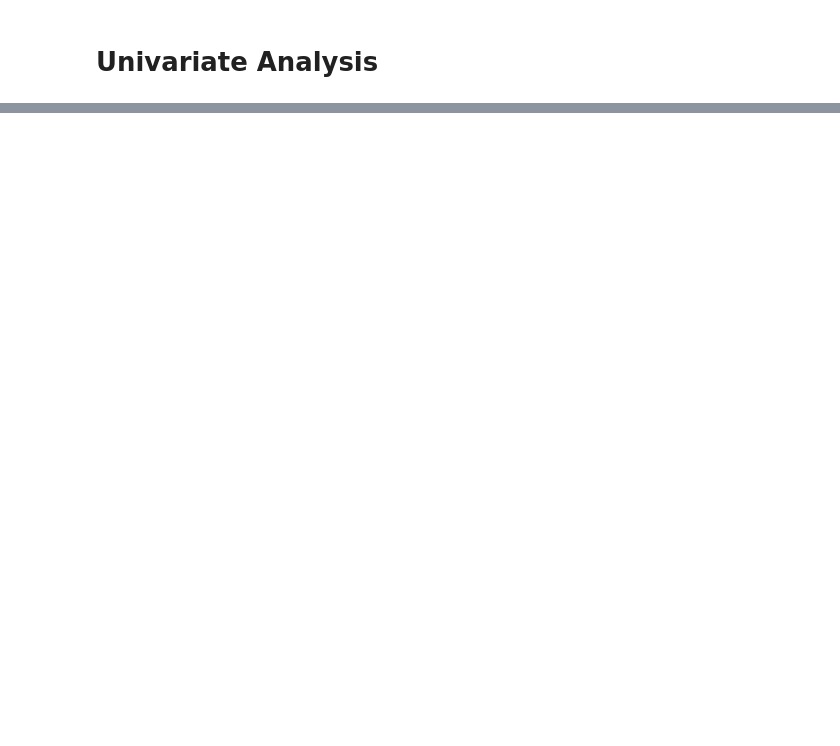
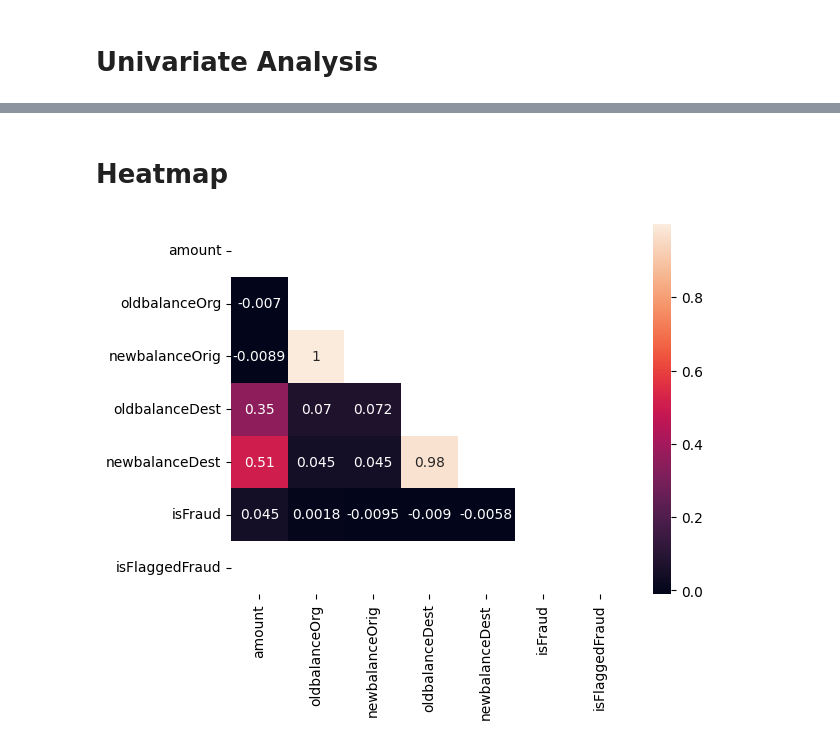
Before and after one commit to defunSM/TLAB_supervised_learning, a Jupyter notebook: code/01explore.ipynb, the cells around one changed output, grey strips where cells are left out. Cells and saved outputs as stored; diff of their text form; code cells hidden in the pictures; blank space fills up the shorter version.

```diff
--- a/code/01explore.ipynb
+++ b/code/01explore.ipynb
@@ -68,3 +86,16 @@ plt.show()
 # bivariate analysis
 # %%
 # multivariate analysis
+# %% [markdown]
+# Heatmap
+# %%
+# drop non-numerical columns
+sample_df = sample_df.drop(['step', 'nameDest', 'nameOrig', 'type'], axis=1)
+# %%
+# plot a correlation heat map of selected columns in the dataset
+mask = np.triu(np.ones_like(sample_df.corr(), dtype=bool))
+
+sns.heatmap(sample_df.corr(), annot=True, mask=mask)
+plt.show()
+# %% [output]
+[figure, added]
```
Also changed, not shown: parts of 10 cells of this notebook.
